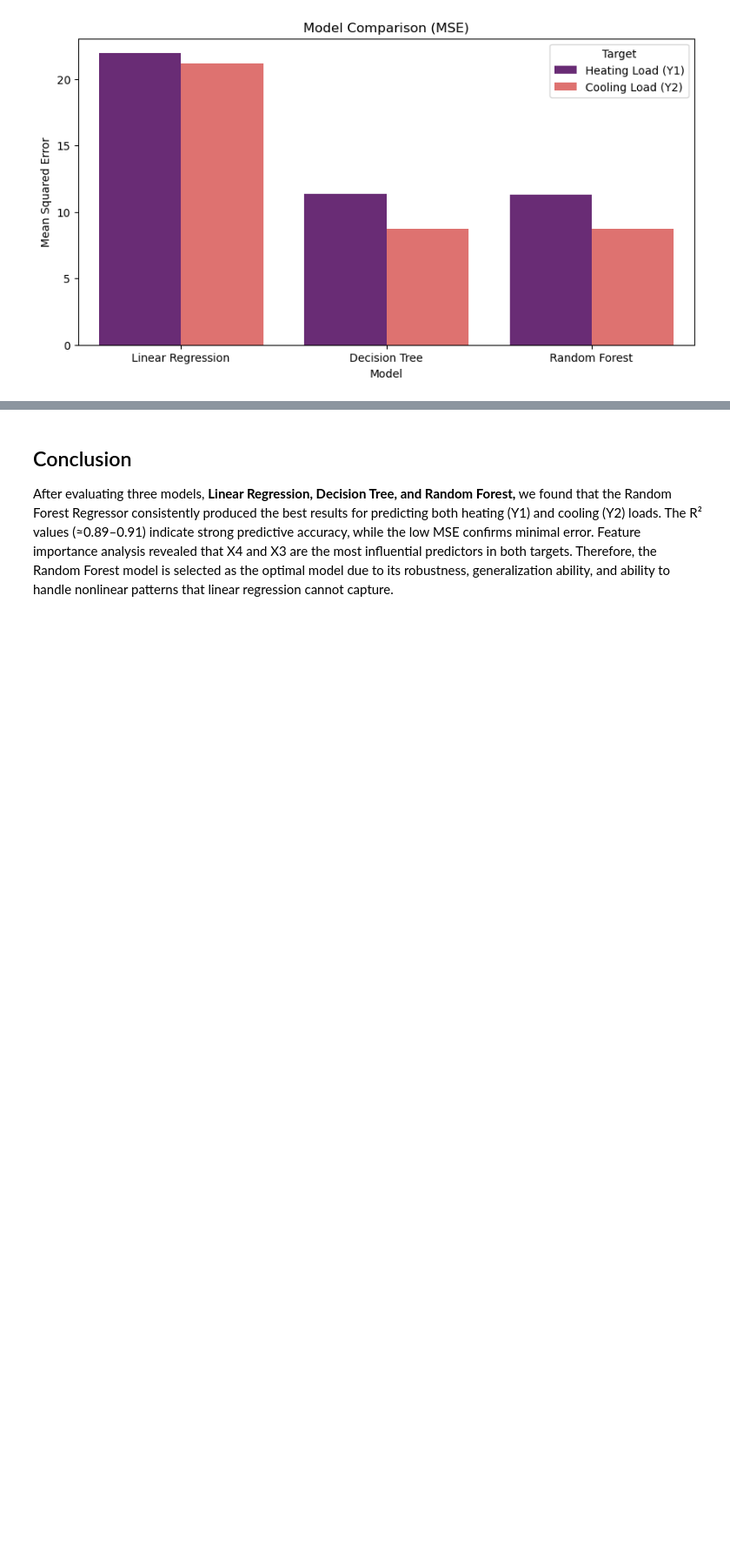
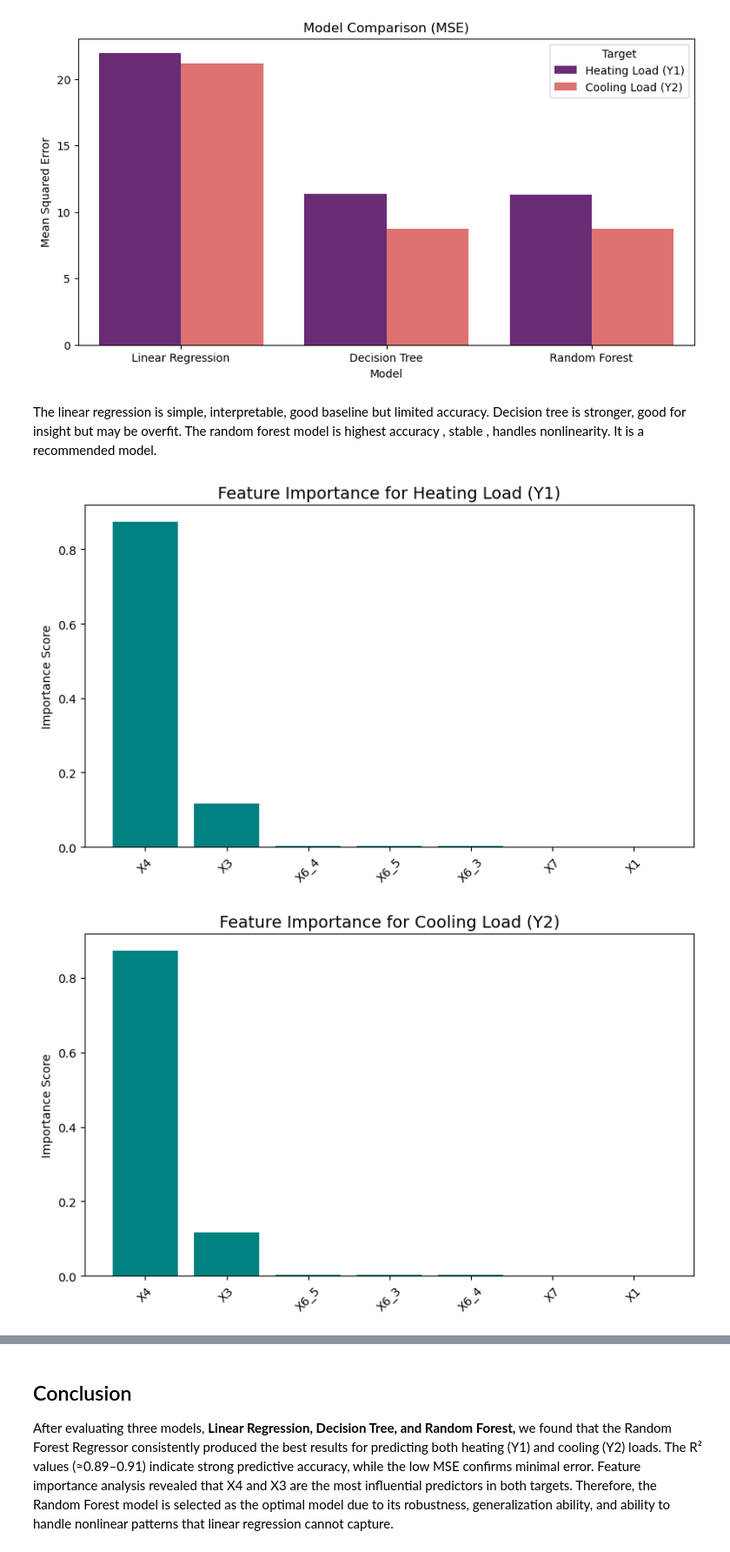
Before and after one commit to tolly00/phase-4-project, a Jupyter notebook: index.ipynb, the cells around one changed output, grey strips where cells are left out. Shown: that part at 87% size. Drawn from its saved outputs; the diff is of its cells as text; code cells hidden in the pictures; blank space fills up the shorter version.

```diff
--- a/index.ipynb
+++ b/index.ipynb
@@ -476,4 +476,27 @@ plt.ylabel("Mean Squared Error")
 plt.show()
 # %% [output]
 [figure]
+# %% [markdown]
+The linear regression is simple, interpretable, good baseline but limited accuracy. Decision tree is stronger, good for insight but may be overfit. The random forest model is highest accuracy , stable , handles nonlinearity. It is a recommended model.
+# %%
+#  Feature Importance Plot Function
+def plot_feature_importance(model, features, title):
+    importances = model.feature_importances_
+    indices = np.argsort(importances)[::-1]
+    sorted_features = [features[i] for i in indices]
+
+    plt.figure(figsize=(8, 5))
+    plt.title(title, fontsize=14)
+    plt.bar(range(len(importances)), importances[indices], align='center', color='teal')
+    plt.xticks(range(len(importances)), sorted_features, rotation=45)
+    plt.ylabel("Importance Score")
+    plt.tight_layout()
+    plt.show()
+
+#  Plot feature importance for both models
+plot_feature_importance(grid_y1.best_estimator_, X.columns, "Feature Importance for Heating Load (Y1)")
+plot_feature_importance(grid_y2.best_estimator_, X.columns, "Feature Importance for Cooling Load (Y2)")
+# %% [output]
+[figure, added]
+[figure, added]
 # %% [markdown]
```
Also changed, not shown: parts of 4 cells of this notebook.
